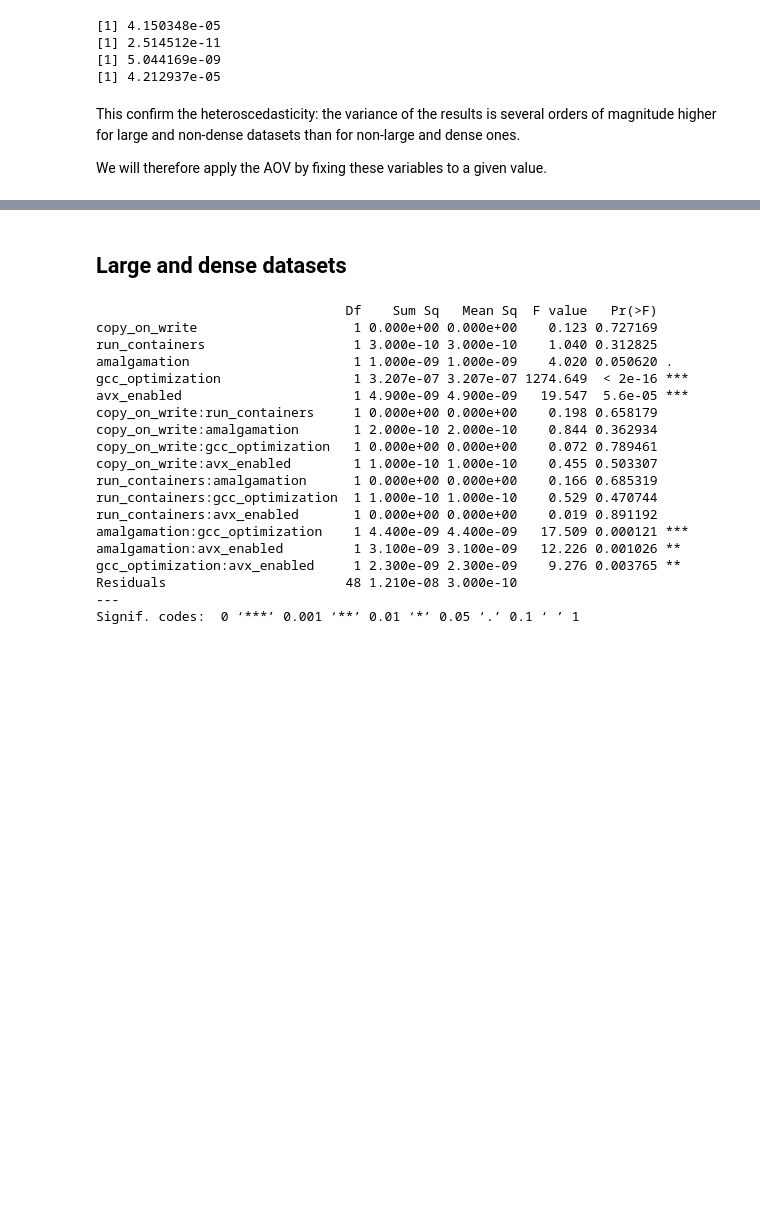
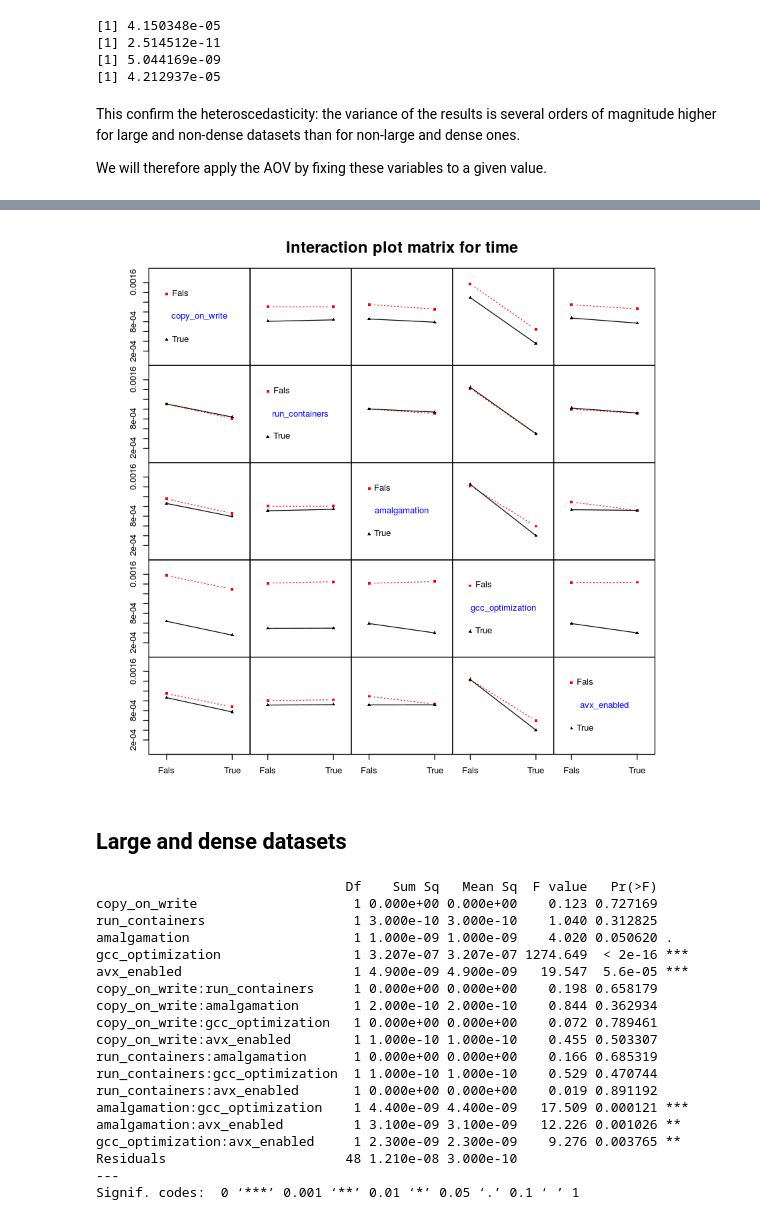
Before and after one commit to Ezibenroc/roaring_analysis, a Jupyter notebook: preliminary_analysis.ipynb, the cells around one changed output, grey strips where cells are left out. Drawn from its saved outputs; the diff is of its cells as text; code cells hidden in the pictures; blank space fills up the shorter version.

```diff
--- a/preliminary_analysis.ipynb
+++ b/preliminary_analysis.ipynb
@@ -78,3 +91,7 @@ We will therefore apply the AOV by fixing these variables to a given value.
+# %%
+IAPlot(all_results_aov, abbrev=4, show.alias=FALSE, select=c(5, 6, 7, 8, 9))
+# %% [output]
+[figure, added]
 # %% [markdown]
 ## Large and dense datasets
 # %%
```
Also changed, not shown: parts of 17 cells of this notebook.
